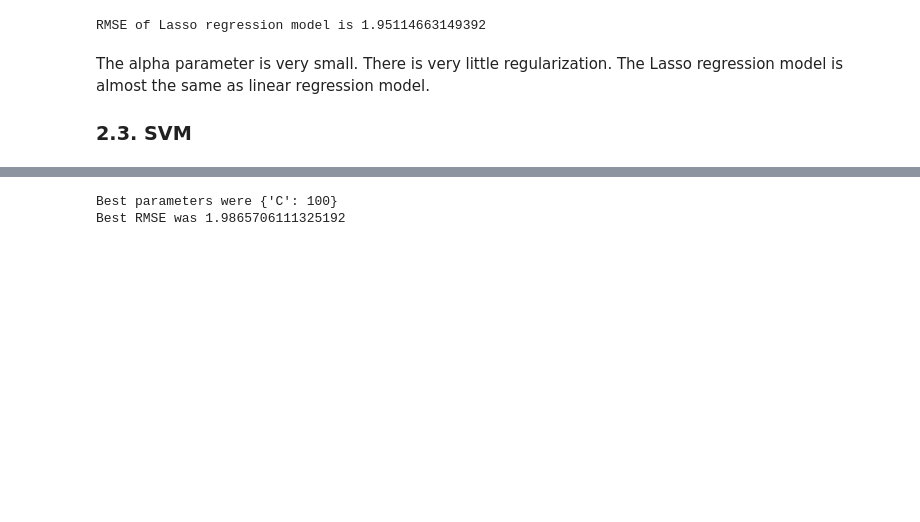
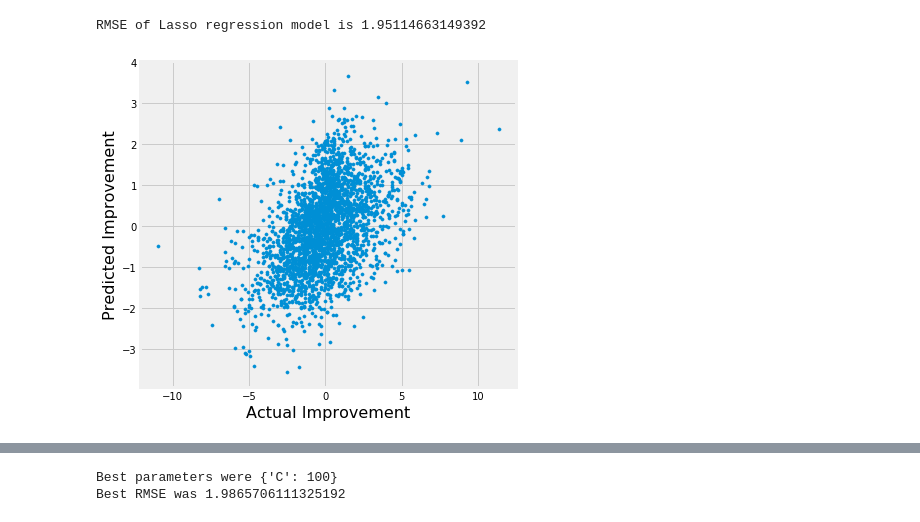
Before and after one commit to zxl124/NBA_improvement_prediction, a Jupyter notebook: notebooks/Machine_Learning.ipynb, the cells around one changed output, grey strips where cells are left out. Drawn from its saved outputs; the diff is of its cells as text; code cells hidden in the pictures; blank space fills up the shorter version.

```diff
--- a/notebooks/Machine_Learning.ipynb
+++ b/notebooks/Machine_Learning.ipynb
@@ -133,10 +133,3 @@ Change_team        0.398209
 dtype: float64
 # %% [markdown]
 There was almost no difference between the linear regression model and the Ridge regression model.
-# %%
-def plot_predict_true(ytest, ypred):
-    plt.figure(figsize=(8,8))
-    _ = plt.scatter(ypred, ytest, s=10)
-    _ = plt.xlabel('Predicted Improvement', fontsize=16)
-    _ = plt.ylabel('Actual Improvement', fontsize=16)
-plot_predict_true(ytest, ypred)
@@ -163,6 +153,12 @@ ypred = lm.predict(Xtest)
 print('RMSE of Lasso regression model is', np.sqrt(mean_squared_error(ytest, ypred)))
 # %% [output]
 RMSE of Lasso regression model is 1.95114663149392
-# %% [markdown]
-The alpha parameter is very small. There is very little regularization. The Lasso regression model is almost the same as linear regression model.
-### 2.3. SVM
+# %%
+def plot_predict_true(ytest, ypred):
+    plt.figure(figsize=(6,6))
+    _ = plt.scatter(ytest, ypred, s=10)
+    _ = plt.xlabel('Actual Improvement', fontsize=16)
+    _ = plt.ylabel('Predicted Improvement', fontsize=16)
+plot_predict_true(ytest, ypred)
+# %% [output]
+[figure, added]
```
Also changed, not shown: parts of 37 cells of this notebook.
